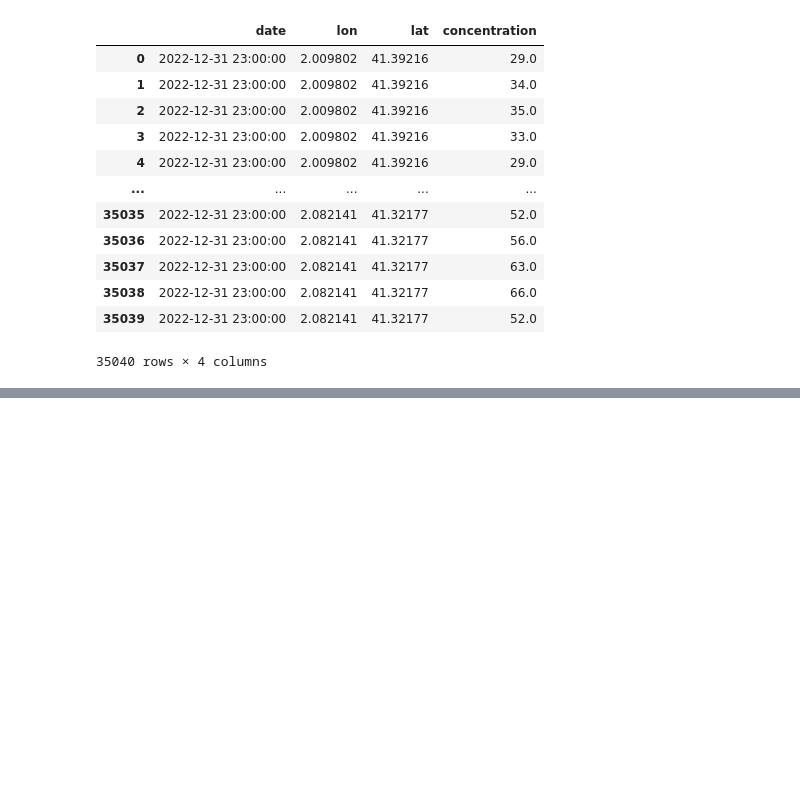
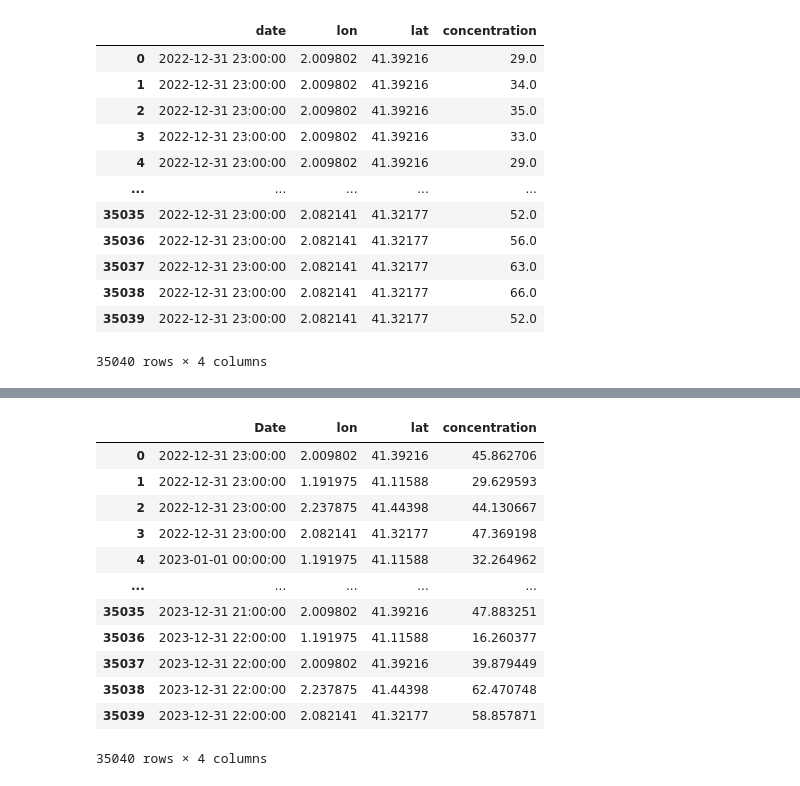
Before and after one commit to jordi-espasa/hackathon, a Jupyter notebook: test.ipynb, the cells around one changed output, grey strips where cells are left out. Cells and saved outputs as stored; diff of their text form; code cells hidden in the pictures; blank space fills up the shorter version.

```diff
--- a/test.ipynb
+++ b/test.ipynb
@@ -276,0 +662,6 @@ new_model_1_results
+# %%
+print("NaN values in dataset:")
+print(dataset.isna().sum())
+
+dataset_filled = dataset.copy()
+dataset_filled = dataset_filled.fillna(dataset_filled.mean())
@@ -276,0 +745,7 @@ new_model_1_results
+# %%
+predictions_df_3 = pd.DataFrame()
+
+predictions_df_3["concentration"] = gb_pred
+predictions_df_3["code"] = own
+predictions_df_3["Date"] = dataset["Date"]
+predictions_df_3
@@ -276,0 +766,7 @@ new_model_1_results
+# %%
+predictions_df = pd.DataFrame()
+
+predictions_df['Date'] = dataset['Date']
+predictions_df["code"] = own
+predictions_df["concentration"] = gb_pred
+predictions_df
@@ -276,0 +787,6 @@ new_model_1_results
+# %%
+# Concatenate all prediction dataframes
+all_predictions = pd.concat([predictions_df, predictions_df_2, predictions_df_3, predictions_df_4], axis=0)
+all_predictions = all_predictions.sort_values('Date')
+all_predictions = all_predictions.reset_index(drop=True)
+all_predictions
@@ -276,0 +807,33 @@ new_model_1_results
+# %%
+# Create mapping dictionary from code to coordinates based on the header comments
+code_to_coords = {
+    'ES0694A': (2.009802, 41.39216),
+    'ES1120A': (1.191975, 41.11588),
+    'ES1892A': (2.237875, 41.44398),
+    'ES1983A': (2.082141, 41.32177)
+}
+
+# Add lon and lat columns based on code mapping
+all_predictions['lon'] = all_predictions['code'].map(lambda x: code_to_coords[x][0])
+all_predictions['lat'] = all_predictions['code'].map(lambda x: code_to_coords[x][1])
+
+# Drop the code column
+all_predictions = all_predictions.drop('code', axis=1)
+
+# Reorder columns
+all_predictions = all_predictions[['Date', 'lon', 'lat', 'concentration']]
+all_predictions
+# %% [output]
+|  | Date | lon | lat | concentration |
+| 0 | 2022-12-31 23:00:00 | 2.009802 | 41.39216 | 45.862706 |
+| 1 | 2022-12-31 23:00:00 | 1.191975 | 41.11588 | 29.629593 |
+| 2 | 2022-12-31 23:00:00 | 2.237875 | 41.44398 | 44.130667 |
+| 3 | 2022-12-31 23:00:00 | 2.082141 | 41.32177 | 47.369198 |
+| 4 | 2023-01-01 00:00:00 | 1.191975 | 41.11588 | 32.264962 |
+| ... | ... | ... | ... | ... |
+| 35035 | 2023-12-31 21:00:00 | 2.009802 | 41.39216 | 47.883251 |
+| 35036 | 2023-12-31 22:00:00 | 1.191975 | 41.11588 | 16.260377 |
+| 35037 | 2023-12-31 22:00:00 | 2.009802 | 41.39216 | 39.879449 |
+| 35038 | 2023-12-31 22:00:00 | 2.237875 | 41.44398 | 62.470748 |
+| 35039 | 2023-12-31 22:00:00 | 2.082141 | 41.32177 | 58.857871 |
+35040 rows × 4 columns
```
Also changed, not shown: parts of 50 cells of this notebook, 9 other files.
